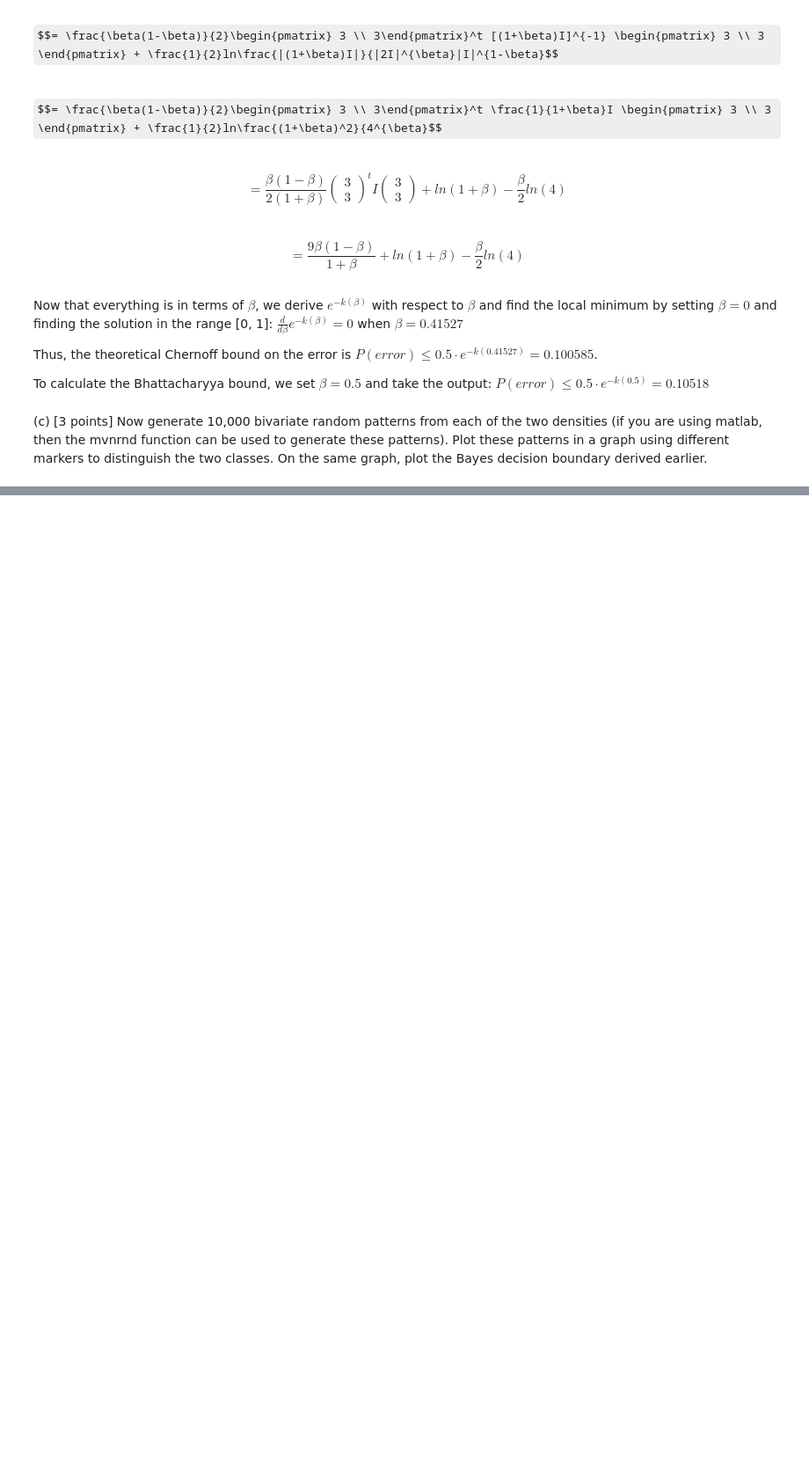
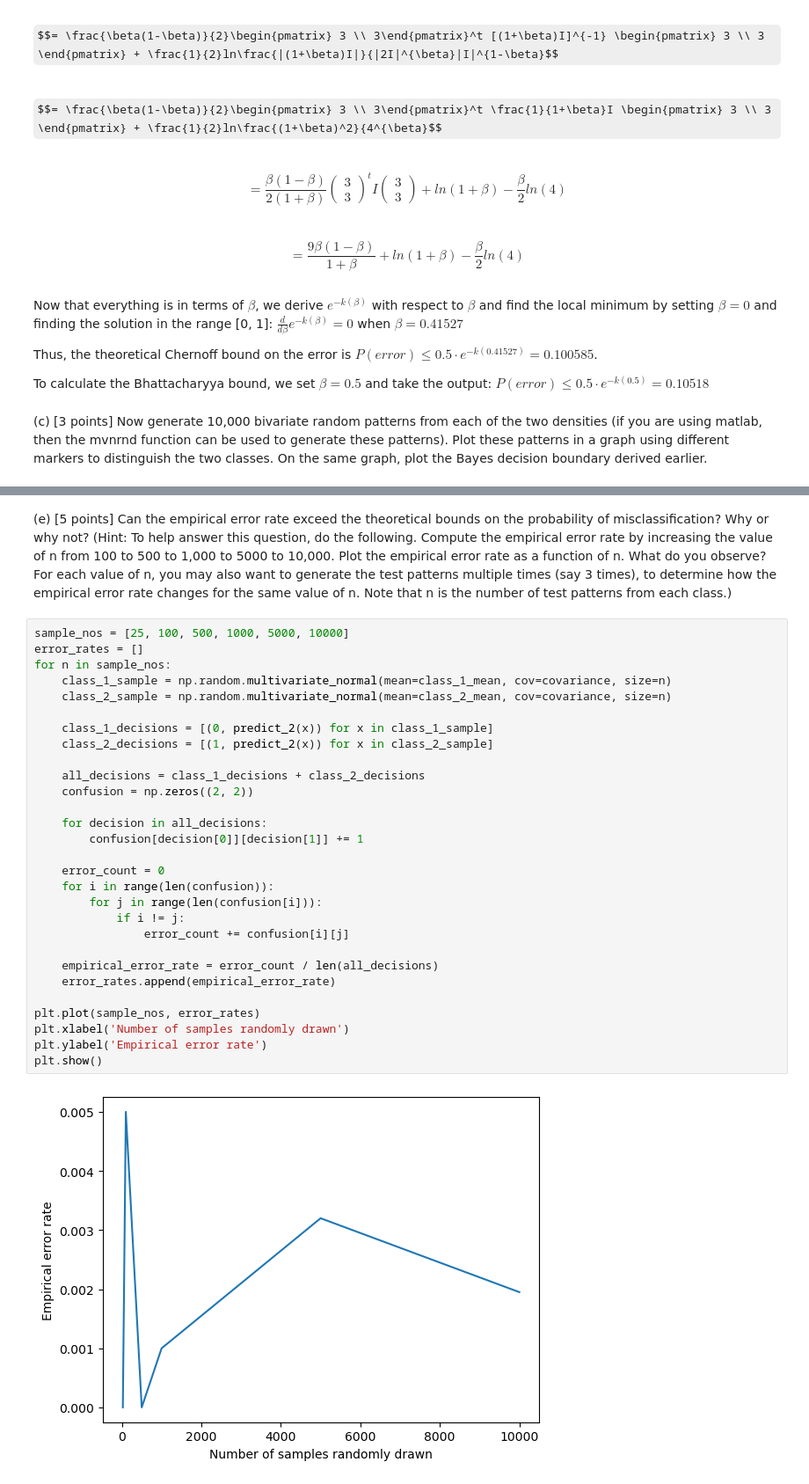
Before and after one commit to rikipls/CSE-802-Homework, a Jupyter notebook: hw3/hw3.ipynb, the cells around one changed output, grey strips where cells are left out. Shown: that part at 88% size. Cells and saved outputs as stored; diff of their text form; some formulas as TeX source; blank space fills up the shorter version.

```diff
--- a/hw3/hw3.ipynb
+++ b/hw3/hw3.ipynb
@@ -96,0 +300,33 @@ plt.show()
+# %% [markdown]
+(e) [5 points] Can the empirical error rate exceed the theoretical bounds on the probability of misclassification? Why or why not? (Hint: To help answer this question, do the following. Compute the empirical error rate by increasing the value of n from 100 to 500 to 1,000 to 5000 to 10,000. Plot the empirical error rate as a function of n. What do you observe? For each value of n, you may also want to generate the test patterns multiple times (say 3 times), to determine how the empirical error rate changes for the same value of n. Note that n is the number of test patterns from each class.)
+# %%
+sample_nos = [25, 100, 500, 1000, 5000, 10000]
+error_rates = []
+for n in sample_nos:
+    class_1_sample = np.random.multivariate_normal(mean=class_1_mean, cov=covariance, size=n)
+    class_2_sample = np.random.multivariate_normal(mean=class_2_mean, cov=covariance, size=n)
+
+    class_1_decisions = [(0, predict_2(x)) for x in class_1_sample]
+    class_2_decisions = [(1, predict_2(x)) for x in class_2_sample]
+
+    all_decisions = class_1_decisions + class_2_decisions
+    confusion = np.zeros((2, 2))
+
+    for decision in all_decisions:
+        confusion[decision[0]][decision[1]] += 1
+
+    error_count = 0
+    for i in range(len(confusion)):
+        for j in range(len(confusion[i])):
+            if i != j:
+                error_count += confusion[i][j]
+
+    empirical_error_rate = error_count / len(all_decisions)
+    error_rates.append(empirical_error_rate)
+
+plt.plot(sample_nos, error_rates)
+plt.xlabel('Number of samples randomly drawn')
+plt.ylabel('Empirical error rate')
+plt.show()
+# %% [output]
+[figure, added]
```
Also changed, not shown: parts of 26 cells of this notebook.
